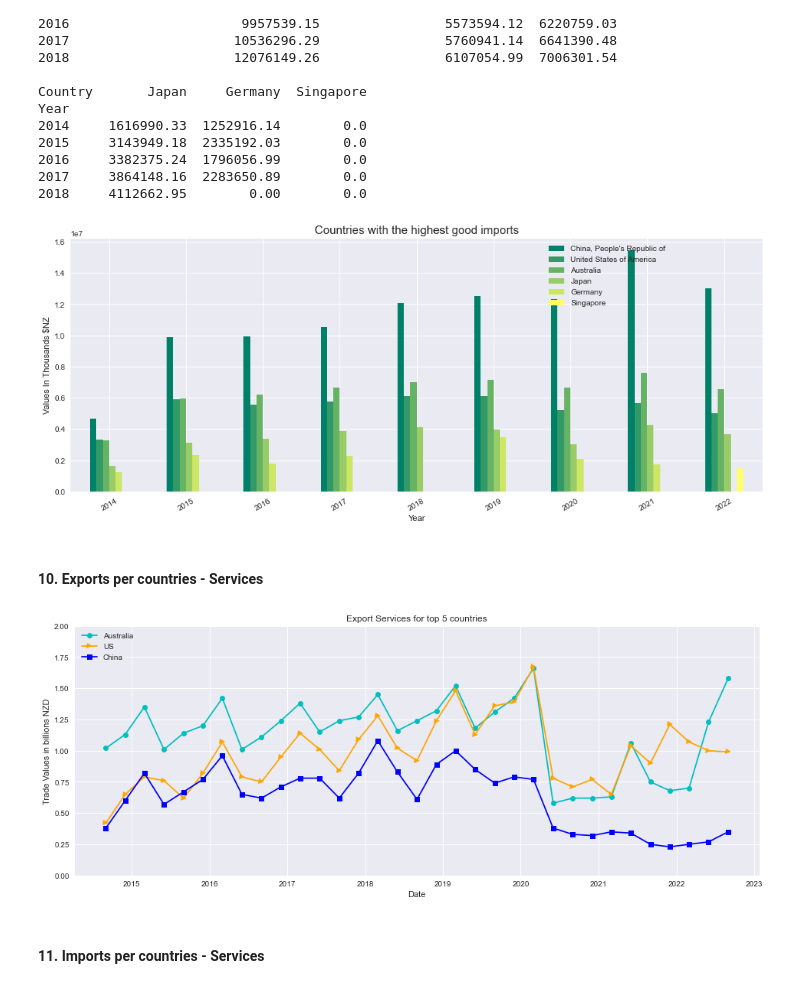
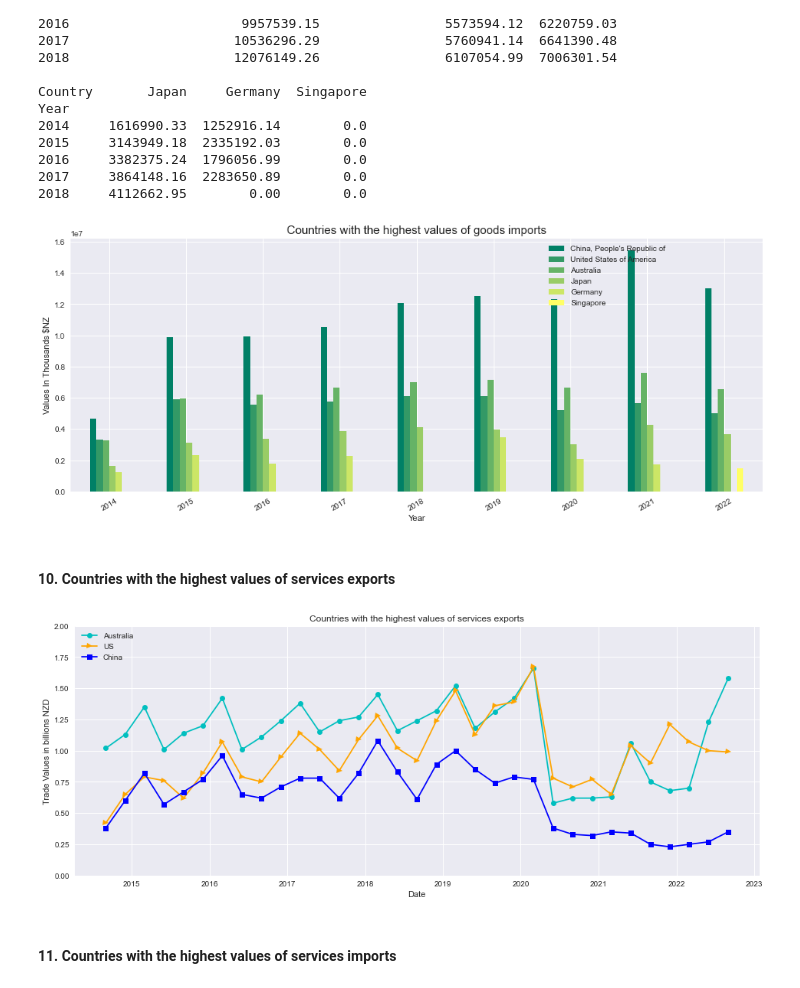
Before and after one commit to lilianasku/Time-series-analysis, a Jupyter notebook: notebooks/TradeData_Eda.ipynb, the cells around one changed output. Saved outputs shown, nothing was run; the diff lists cells and outputs as text; code cells hidden in the pictures.

```diff
--- a/notebooks/TradeData_Eda.ipynb
+++ b/notebooks/TradeData_Eda.ipynb
@@ -383,22 +363,22 @@ Year
 2017     3864148.16  2283650.89        0.0
 2018     4112662.95        0.00        0.0
 # %%
-#Countries with the highest values of good imports between 2015 and 2022
+#Countries with the highest values of goods imports between 2015 and 2022
 
 color_map=plt.cm.get_cmap('summer')
 
 ax = df_import_perYear.plot(kind='bar', cmap = color_map)
 
 plt.xticks(rotation=30, horizontalalignment='center')
-ax.set_title('Countries with the highest good imports', fontsize=15)
+ax.set_title('Countries with the highest values of goods imports', fontsize=15)
 ax.set_ylabel('Values In Thousands $NZ')
 #ax.set_xlim(2015,2022)
 ax.legend(loc='upper right', bbox_to_anchor=(0.87,1.0))
 plt.show()
 # %% [output]
-[figure, old version]
+[figure, new version]
-# %% [markdown]
-#### 10. Exports per countries - Services
+# %% [markdown]
+#### 10. Countries with the highest values of services exports
 # %%
 #maximum exports per quarter and per country
 
@@ -428,12 +408,12 @@ line1 = ax.plot(df_row.index, (df_row.iloc[:,0]/1000000000).round(2).values, col
 line2 = ax.plot(df_row.index, (df_row.iloc[:,1]/1000000000).round(2).values, color = 'orange', marker='>', label='US')
 line3 = ax.plot(df_row.index, (df_row.iloc[:,2]/1000000000).round(2).values, color = 'blue', marker='s', label='China')
 ax.set_xlabel('Date')
-ax.set_title('Export Services for top 5 countries')
+ax.set_title('Countries with the highest values of services exports')
 ax.set_ylabel('Trade Values in billions NZD')
 plt.ylim(0,2)
 plt.legend(loc = 'upper left')
 plt.show()
 # %% [output]
-[figure, old version]
+[figure, new version]
-# %% [markdown]
-#### 11. Imports per countries - Services
+# %% [markdown]
+#### 11. Countries with the highest values of services imports
```
Also changed, not shown: parts of 14 cells of this notebook.
